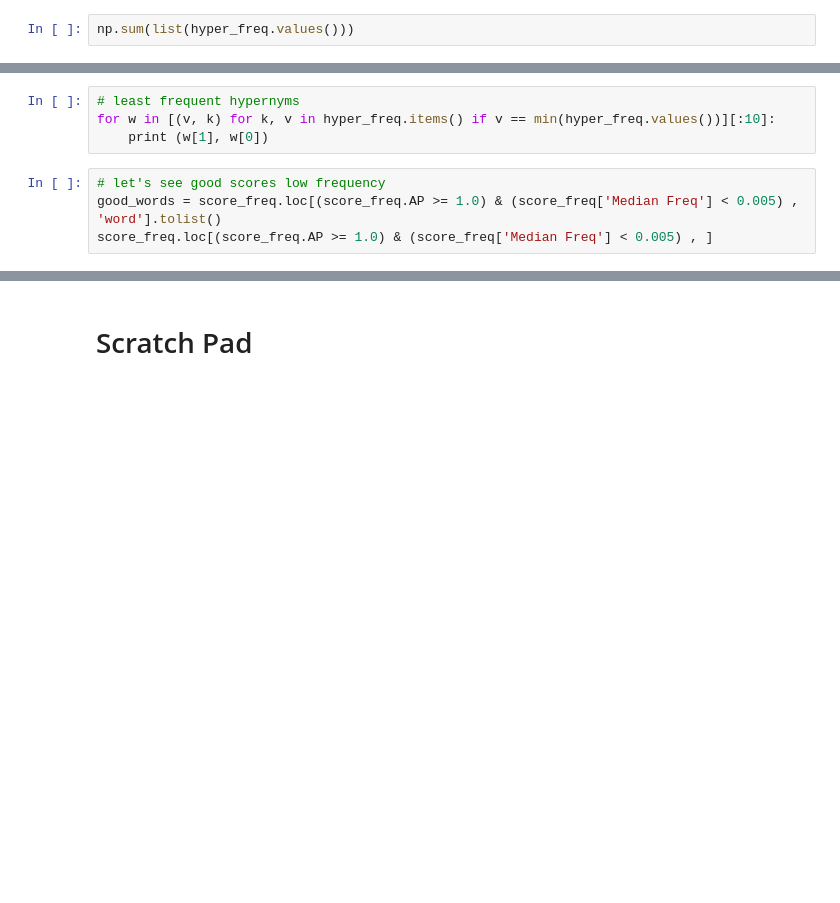
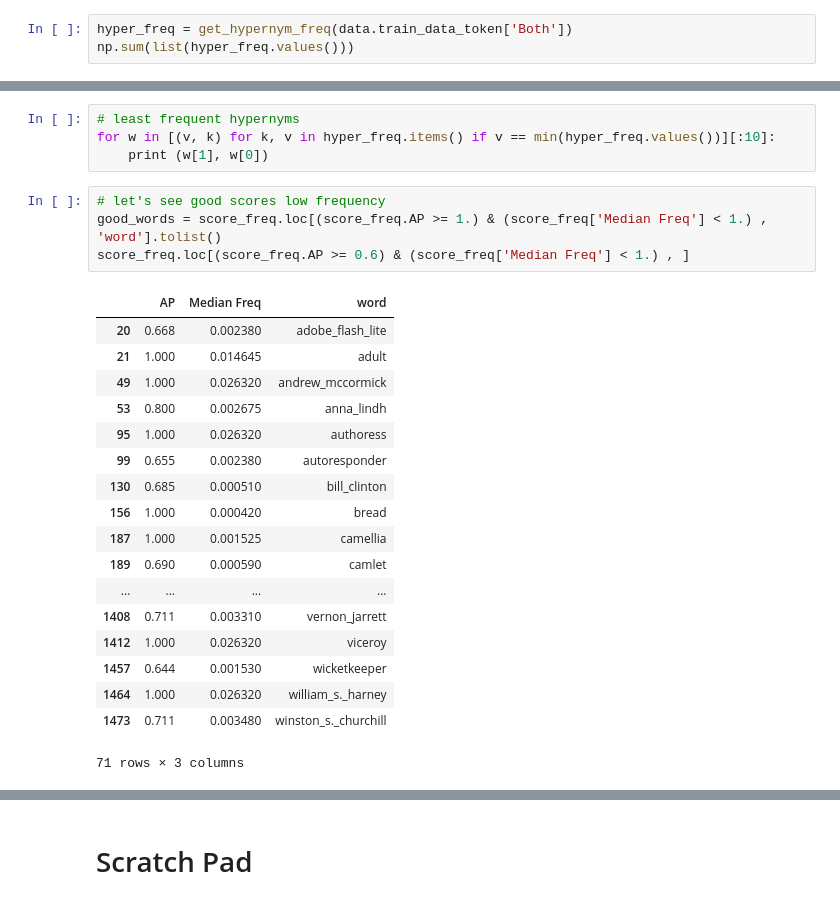
Before and after one commit to jfarrugia-uom/hyperstar, a Jupyter notebook: SemEvalHarness.ipynb, the cells around one changed output, grey strips where cells are left out. Cells and saved outputs as stored; diff of their text form; blank space fills up the shorter version.

```diff
--- a/SemEvalHarness.ipynb
+++ b/SemEvalHarness.ipynb
@@ -467,4 +861,5 @@ def get_hypernym_freq(dataset):
     hyper_freq = {w:round((cnt/cnt_distinct_hyper), 5) for w, cnt in all_hypernyms.items()}
     return hyper_freq
 # %%
+hyper_freq = get_hypernym_freq(data.train_data_token['Both'])
 np.sum(list(hyper_freq.values()))
@@ -607,7 +988,26 @@ for w in [(v, k) for k, v in hyper_freq.items() if v == min(hyper_freq.values())
     print (w[1], w[0])
 # %%
 # let's see good scores low frequency
-good_words = score_freq.loc[(score_freq.AP >= 1.0) & (score_freq['Median Freq'] < 0.005) , 'word'].tolist()
-score_freq.loc[(score_freq.AP >= 1.0) & (score_freq['Median Freq'] < 0.005) , ]
+good_words = score_freq.loc[(score_freq.AP >= 1.) & (score_freq['Median Freq'] < 1.) , 'word'].tolist()
+score_freq.loc[(score_freq.AP >= 0.6) & (score_freq['Median Freq'] < 1.) , ]
+# %% [output]
+|  | AP | Median Freq | word |
+| 20 | 0.668 | 0.002380 | adobe_flash_lite |
+| 21 | 1.000 | 0.014645 | adult |
+| 49 | 1.000 | 0.026320 | andrew_mccormick |
+| 53 | 0.800 | 0.002675 | anna_lindh |
+| 95 | 1.000 | 0.026320 | authoress |
+| 99 | 0.655 | 0.002380 | autoresponder |
+| 130 | 0.685 | 0.000510 | bill_clinton |
+| 156 | 1.000 | 0.000420 | bread |
+| 187 | 1.000 | 0.001525 | camellia |
+| 189 | 0.690 | 0.000590 | camlet |
+| ... | ... | ... | ... |
+| 1408 | 0.711 | 0.003310 | vernon_jarrett |
+| 1412 | 1.000 | 0.026320 | viceroy |
+| 1457 | 0.644 | 0.001530 | wicketkeeper |
+| 1464 | 1.000 | 0.026320 | william_s._harney |
+| 1473 | 0.711 | 0.003480 | winston_s._churchill |
+71 rows × 3 columns
 # %%
 for w in good_words:
```
Also changed, not shown: parts of 61 cells of this notebook, 7 other files.
